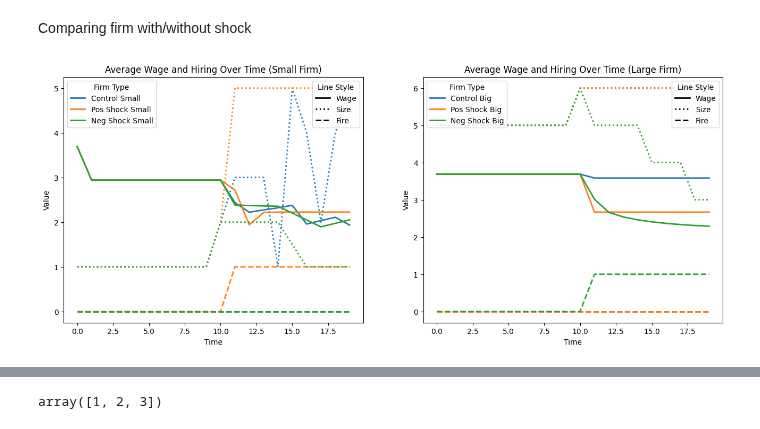
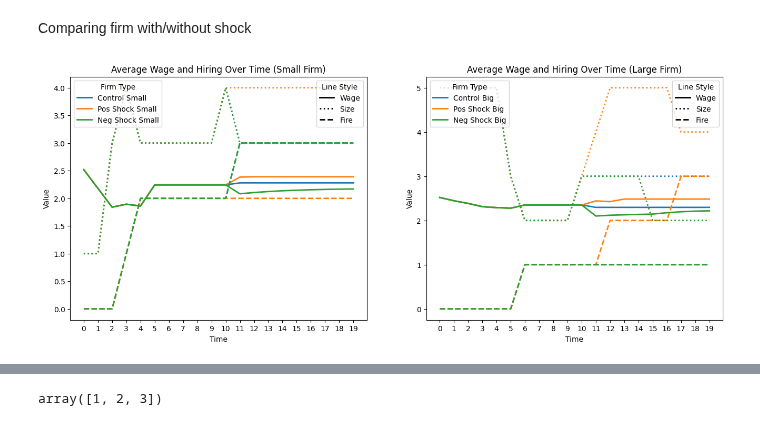
Before and after one commit to zalandru/Dynamic-Contracting-Multi-worker-Firm, a Jupyter notebook: Multiworker_wage_2steps/Simulating, results and plots.ipynb, the cells around one changed output, grey strips where cells are left out. Cells and saved outputs as stored; diff of their text form; code cells hidden in the pictures.

```diff
--- a/Multiworker_wage_2steps/Simulating, results and plots.ipynb
+++ b/Multiworker_wage_2steps/Simulating, results and plots.ipynb
@@ -47,12 +47,3 @@ model = get_results_for_p(p,all_results)
 No results found for p = (3, 100, 6, 5, 6, 0.5, 0.5, 5.0, 0.85, 1.0, 1.0)
 (3, 100, 6, 5, 6, 0.5, 0.5, 5.0, 0.85, 1.0, 1.0)
 (3, 100, 6, 5, 6, 0.5, 0.5, 5.0, 0.85, 1.0, 1.0)
-# %%
-#Fixing the model with no hmq
-with open("model_GE.pkl", "rb") as file:
-    all_results = pickle.load(file)
-key = (3, 100, 6, 5, 1, 0.5, 1.0, 5.0, 0.85, 1.0, 1.0) #This is the key from the model of the same size, but no HMQ
-# Check if the key exists in the saved results
-if key in all_results:
-        print(key)
-model =    all_results[key]
@@ -61,3 +50,5 @@ model =    all_results[key]
+# %%
+model.rho_star[np.where(model.rho_star<np.min(model.rho_grid))] = np.min(model.rho_grid)
 # %%
 import matplotlib.pyplot as plt
 from matplotlib.lines import Line2D
@@ -105,7 +293,7 @@ simulation = sim.simulate_val
 # %% [markdown]
 Shock Path of the Firm
 # %%
-(pr,rho,q,nt,allow_hiring,allow_leave,update_z,z_dir,seed) = (p.z_0-1,30,p.q_0,100, True,True,True,None,True)
+(pr,rho,q,nt,allow_hiring,allow_leave,update_z,z_dir,seed) = (p.z_0-1,model.rho_grid[30],p.q_0,100, True,True,True,None,True)
 # %%
 #Simulating a bunch of firms
 irf_simul_young_small = sim.simulate_firm(pr,1,0,rho,q,nt, allow_hiring,allow_leave,update_z,z_dir,seed)
@@ -175,7 +363,7 @@ plt.show()
 # %% [markdown]
 Comparing firm with/without shock
 # %%
-(pr,rho,q,nt,allow_hiring,allow_leave,update_z,z_dir,seed) = (p.z_0-1,40,p.q_0,20, True,True,True,1,True)
+(pr,rho,q,nt,allow_hiring,allow_leave,update_z,z_dir,seed) = (p.z_0-1,model.rho_grid[40],p.q_0,20, True,True,True,1,True)
 # %%
 #Simulating a bunch of firms
 irf_simul_young_small_noshock =     sim.simulate_firm(pr,0,1,rho,q,nt, allow_hiring,allow_leave,True,0,seed)
@@ -243,8 +431,8 @@ for i, name in enumerate(small_names):
 # Set discrete x-ticks based on the time points
 
 all_times = np.sort(np.unique(np.concatenate([wage.index for wage in avg_wages.values()])))
-#plt.xticks(all_times, all_times)
-plt.xticks()
+plt.xticks(all_times, all_times)
+#plt.xticks()
 
 plt.xlabel('Time')
 plt.ylabel('Value')
@@ -255,36 +443,36 @@ plt.subplot(1, 2, 2)  # 1 row, 2 columns, second subplot
 for i, name in enumerate(big_names):
     color = colors[i % len(colors)]
     wage_series = avg_wages[name]
     #hiring_series = avg_hirings[name]
     size_series = avg_size[name]
     shock_series = avg_shock[name]
     sep_series = avg_sep[name]
 
     # Solid line for wage
     plt.plot(wage_series.index, wage_series, lw=2, color=color)
     plt.plot(size_series.index, size_series, lw=2, color=color, linestyle=':')
     plt.plot(sep_series.index, sep_series, lw=2, color=color, linestyle='--')
     # Dotted line for hiring
     #plt.plot(hiring_series.index, hiring_series, lw=2, color=color, linestyle=':')
 
     #plt.plot(shock_series.index, shock_series, lw=2, color=color, linestyle='--')
 
 # Set discrete x-ticks based on the time points
 
 all_times = np.sort(np.unique(np.concatenate([wage.index for wage in avg_wages.values()])))
-#plt.xticks(all_times, all_times)
-plt.xticks()
+plt.xticks(all_times, all_times)
+#plt.xticks()
 
 plt.xlabel('Time')
 plt.ylabel('Value')
 plt.title('Average Wage and Hiring Over Time (Large Firm)')
 
 # Add the custom legends by calling the helper function
 add_custom_legends(list(big_names),line_labels=['Wage','Size','Fire'])
 
 plt.show()
 # %% [output]
-[figure, old version]
+[figure, new version]
 # %%
 from numba import cuda, float64
 import math
```
Also changed, not shown: parts of 10 cells of this notebook, 14 other files.
